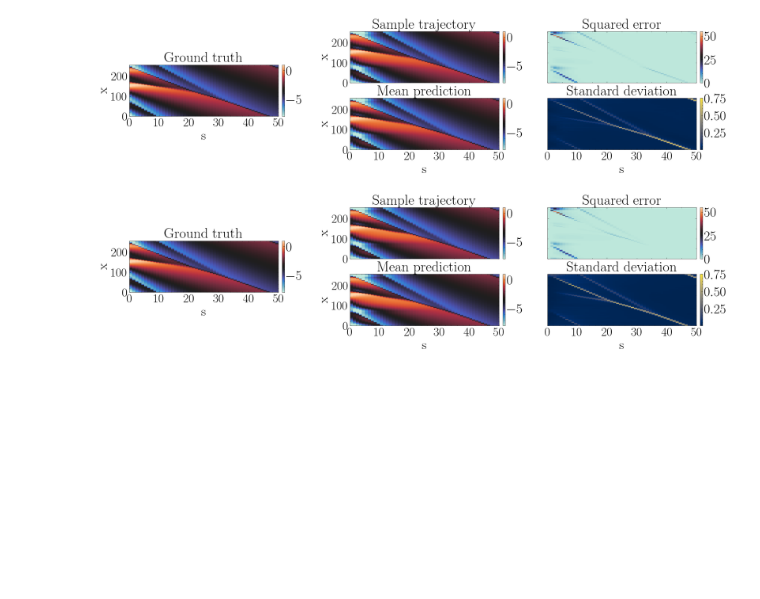
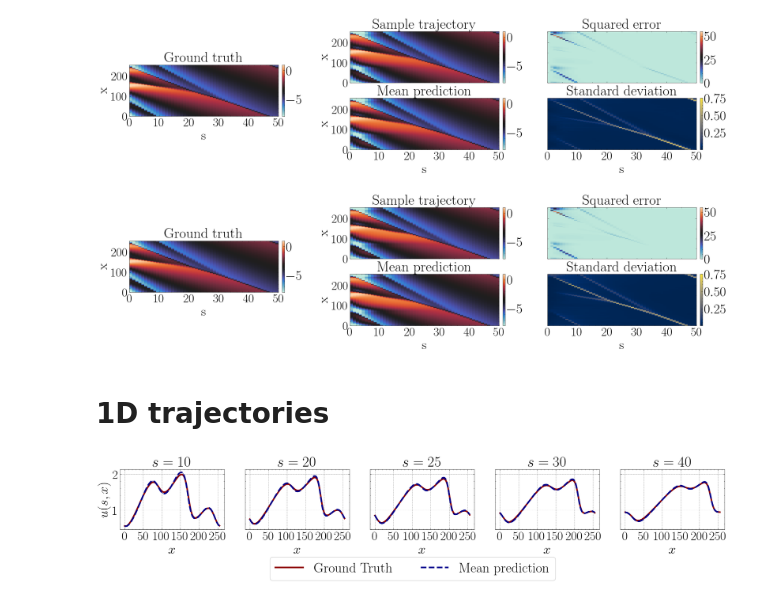
Before and after one commit to Philipp238/diffusionUQ, a Jupyter notebook: evaluation/burgers.ipynb, the cells around one changed output. Saved outputs shown, nothing was run; the diff lists cells and outputs as text; code cells hidden in the pictures; blank space fills up the shorter version.

```diff
--- a/evaluation/burgers.ipynb
+++ b/evaluation/burgers.ipynb
@@ -141,3 +141,45 @@ plot_predictions(truth, mvnormal, "mvnormal")
 plot_predictions(truth, sample, "sample")
 # %% [output]
 [figure]
+# %% [markdown]
+# 1D trajectories
+# %%
+lw = 3.5
+plt.style.use(["science", "grid"])
+b = 0
+# %%
+def plot_marginals(truth, model, name, steps = [10,20,25, 30, 40]):
+  x = np.arange(256)
+  fig, axs = plt.subplots(1,len(steps), figsize = (25,2.5), sharex=True, sharey=True)
+
+  for i, t in enumerate(steps):
+      axs[i].plot(x,truth[b,0,t+2], color = "darkred", lw = lw, label = "Ground Truth")
+      axs[i].set_title(rf"$s = {t}$", fontsize = titlesize)
+
+      axs[i].plot(x,model[b,0,:,t].mean(axis = -1), "--", color = "darkblue", lw = lw , label = "Mean prediction")
+    #  axs[1,i].set_title(rf"Predicted mean ($t = {t}$)", fontsize = titlesize)
+
+      # Plot upper and lower 0.95 CI
+      upper = np.quantile(model[b,0,:,t], 0.975, axis = -1)
+      lower = np.quantile(model[b,0,:,t], 0.025, axis = -1)
+      axs[i].fill_between(x, lower, upper, color = "darkblue", alpha = 0.5)
+
+      axs[i].set_xlabel(r"$x$", fontsize = axissize)   # bottom left
+
+
+  for ax in axs.ravel():
+      ax.tick_params(axis="both", which="major", labelsize=ticksize)
+      ax.set_xticks([0,50,100,150,200,250])
+      #ax.set_yticks([-2,-1,0,1,2])
+      #ax.set_ylim([-2.5,2.5])
+
+  axs[0].set_ylabel(r"$u(s,x)$", fontsize = axissize)   # bottom left
+  handles, labels = axs.flat[0].get_legend_handles_labels()
+  # Legend below
+  fig.legend(handles, labels, bbox_to_anchor=(0.5, -0.15), loc="upper center", fontsize = legendsize, ncol = 3, frameon=True)
+
+  plt.savefig(f"plots/Burgers_marginal_{name}.pdf", bbox_inches = "tight")
+# %%
+plot_marginals(truth, normal, "normal")
+# %% [output]
+[figure, added]
```
Also changed, not shown: parts of 3 cells of this notebook, 36 other files.
